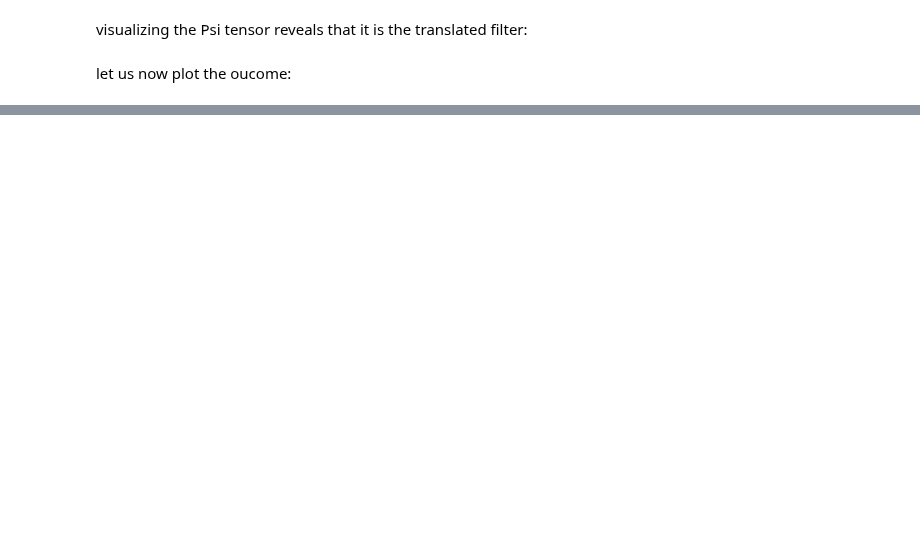
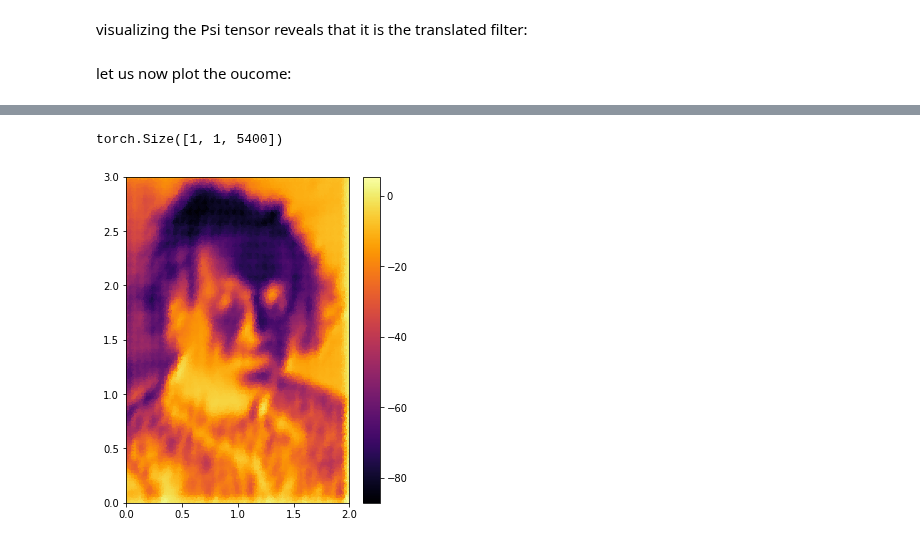
Before and after one commit to NVIDIA/torch-harmonics, a Jupyter notebook: notebooks/disco_conv_2d.ipynb, the cells around one changed output, grey strips where cells are left out. Drawn from its saved outputs; the diff is of its cells as text; code cells hidden in the pictures; blank space fills up the shorter version.

Commit message:
some bugfixes to the unstructured disco conv

```diff
--- a/notebooks/disco_conv_2d.ipynb
+++ b/notebooks/disco_conv_2d.ipynb
@@ -86,6 +87,6 @@ data = nn.functional.interpolate(torch.from_numpy(img).unsqueeze(0).unsqueeze(0)
 # %%
-nx = 180
-ny = 240
+nx = 90
+ny = 120
 
 x_in = torch.linspace(0, 2, nx)
 y_in = torch.linspace(0, 3, ny)
@@ -125,6 +126,6 @@ grid_out = torch.stack([x_out.reshape(-1), y_out.reshape(-1)])
 # %%
 # conv = DiscreteContinuousConv2d(1, 1, grid_in=grid_in, quad_weights=weights, grid_out=grid_out, kernel_shape=[2,4], radius_cutoff=2*3./180)
 # alternatively, btu normalization will be wrong due to the wrong domain [-1, 1]^2
-conv = DiscreteContinuousConv2d(1, 1, grid_in="equidistant", grid_out="equidistant", n_in=(180,240), n_out=(120,180), kernel_shape=[2,4], radius_cutoff=3/180, periodic=True).float()
+conv = DiscreteContinuousConv2d(1, 1, grid_in="equidistant", grid_out="equidistant", n_in=(90,120), n_out=(60,90), kernel_shape=[2,4], radius_cutoff=3/180, periodic=False).float()
 conv.weight = nn.Parameter(torch.ones_like(conv.weight))
 psi = conv.get_psi()
@@ -133,3 +132,5 @@ Error:
+# %%
+convt = DiscreteContinuousConvTranspose2d(1, 1, grid_in="equidistant", grid_out="equidistant", n_in=(60,90), n_out=(90,120), kernel_shape=[2,4], radius_cutoff=6/180, periodic=False).float()
 # %% [markdown]
 visualizing the Psi tensor reveals that it is the translated filter:
 # %%
@@ -148,0 +150,15 @@ plt.show()
+# %%
+out.shape
+# %% [output]
+torch.Size([1, 1, 5400])
+# %%
+outout = convt(out)
+# %%
+plt.figure(figsize=(5,6), )
+plt.tripcolor(grid_in[0], grid_in[1], outout.squeeze().detach(), cmap=cmap, shading="flat")
+plt.colorbar()
+plt.xlim(0,2)
+plt.ylim(0,3)
+plt.show()
+# %% [output]
+[figure, added]
```
Also changed, not shown: parts of 10 cells of this notebook, 2 other files.
